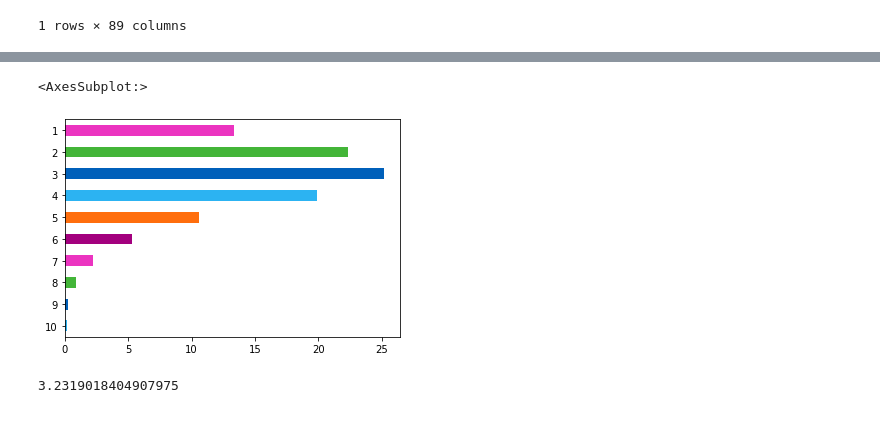
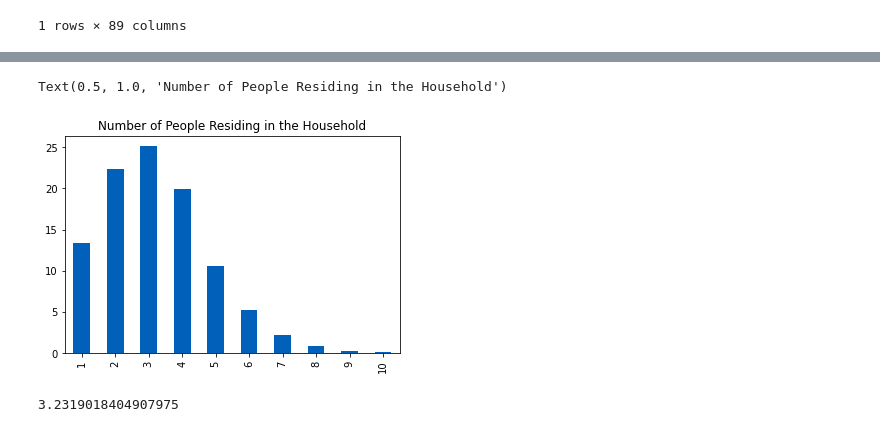
Before and after one commit to leahmealey/Mortgage-Relief-Infographic, a Jupyter notebook: Mortgage Relief.ipynb, the cells around one changed output, grey strips where cells are left out. Cells and saved outputs as stored; diff of their text form; code cells hidden in the pictures.

```diff
--- a/Mortgage Relief.ipynb
+++ b/Mortgage Relief.ipynb
@@ -16,7 +16,7 @@ code = "\n".join([make_html(font) for font in sorted(set([f.name for f in matplo
 
 HTML("<div style='column-count: 2;'>{}</div>".format(code))
 
-plt.rcParams.update({'font.family':'AppleGothic'})
+plt.rcParams.update({'font.family':'sans-serif'})
 # %%
 ## import table from HFHI
 mortgagerelief = pd.read_csv('MRData.csv')
@@ -71,14 +60,15 @@ len(mortgagerelief[['Asian: Race/Ethnicity title holders','Black or African Amer
 # %%
-## Total # of people who reside in the household
+# Total # of people who reside in the household
 numppl = mortgagerelief['Total # of people living in the household'].dropna()
 #numpplused = numppl.value_counts().drop(['Unkown','Unknown','na'])
 #numppl[pd.to_numeric(numppl['id'], errors='coerce').notnull()]
-numppl = numppl[pd.to_numeric(numppl, errors='coerce').notnull()].astype(int).value_counts().sort_index(ascending=False).drop(0)
+numppl = numppl[pd.to_numeric(numppl, errors='coerce').notnull()].astype(int).value_counts().sort_index(ascending=True).drop(0)
 numppl = numppl/sum(numppl)*100
-numppl.plot.barh(color=['#2CB3F2', '#0060BA', '#43B538', '#EB34C0', '#A3007E', '#FF6E0D'])
+numppl.plot.bar(color='#0060BA')
+plt.title('Number of People Residing in the Household')
 # %% [output]
-<AxesSubplot:>
+Text(0.5, 1.0, 'Number of People Residing in the Household')
-[figure, old version]
+[figure, new version]
 # %%
 numppl = mortgagerelief['Total # of people living in the household'].dropna()
 numppl = numppl[pd.to_numeric(numppl, errors='coerce').notnull()].astype(int)
```
Also changed, not shown: parts of 6 cells of this notebook, 1 other file.
